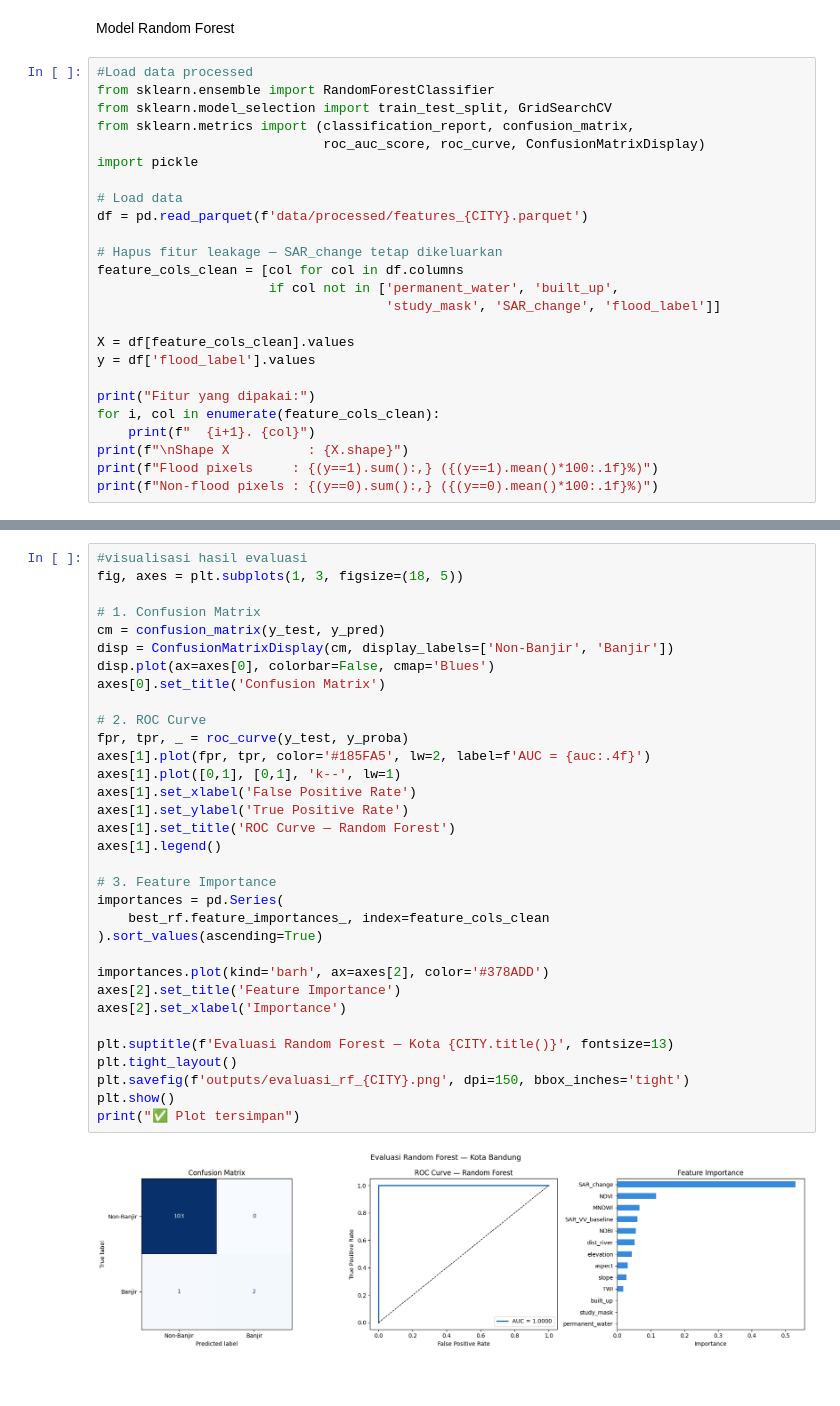
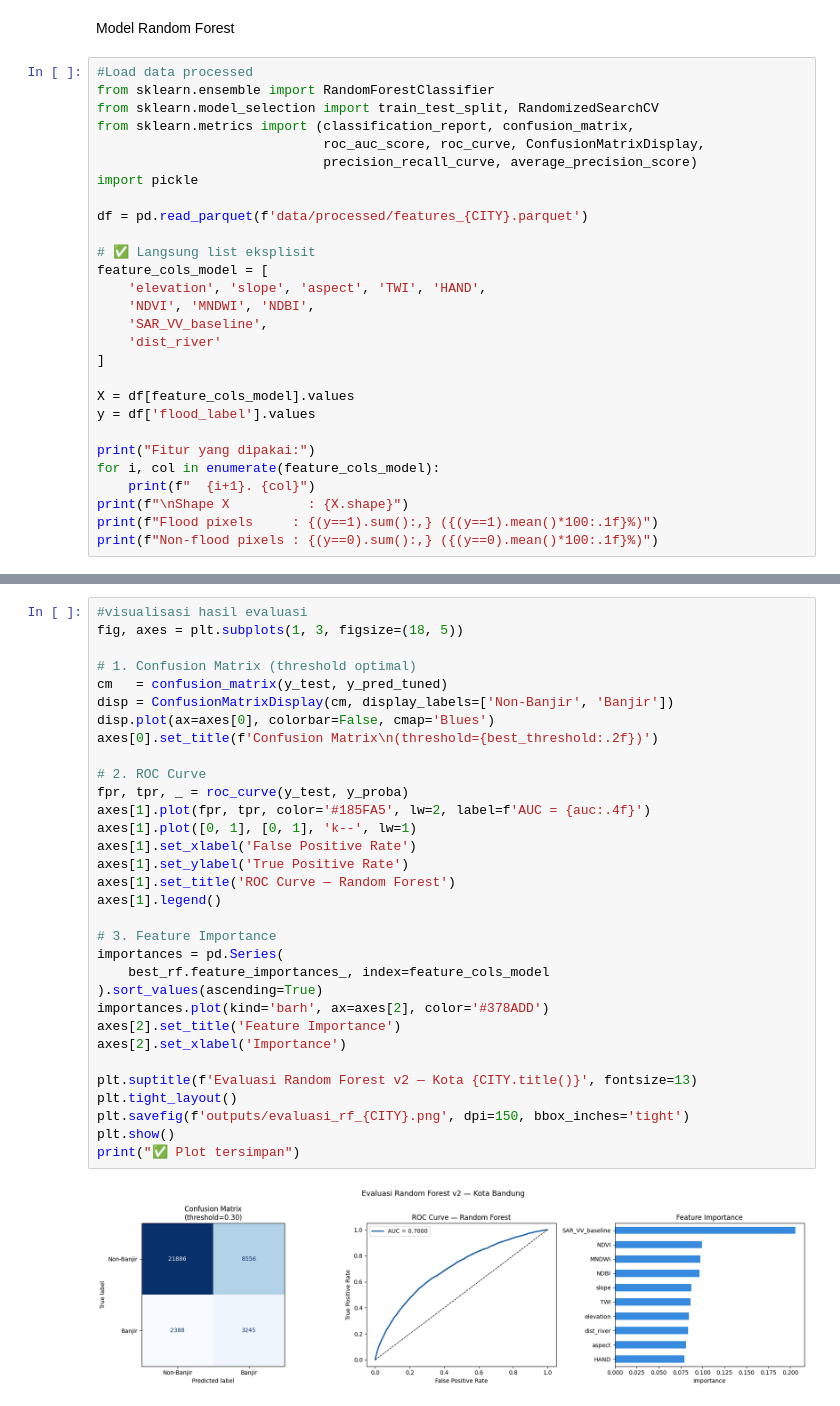
Before and after one commit to La01234/flood-hazard-bandung-bogor, a Jupyter notebook: notebooks/A_bandung_rf.ipynb, the cells around one changed output, grey strips where cells are left out. Drawn from its saved outputs; the diff is of its cells as text; blank space fills up the shorter version.

```diff
--- a/notebooks/A_bandung_rf.ipynb
+++ b/notebooks/A_bandung_rf.ipynb
@@ -254,24 +230,27 @@ Model Random Forest
 # %%
 #Load data processed
 from sklearn.ensemble import RandomForestClassifier
-from sklearn.model_selection import train_test_split, GridSearchCV
+from sklearn.model_selection import train_test_split, RandomizedSearchCV
 from sklearn.metrics import (classification_report, confusion_matrix,
-                             roc_auc_score, roc_curve, ConfusionMatrixDisplay)
+                             roc_auc_score, roc_curve, ConfusionMatrixDisplay,
+                             precision_recall_curve, average_precision_score)
 import pickle
 
-# Load data
 df = pd.read_parquet(f'data/processed/features_{CITY}.parquet')
 
-# Hapus fitur leakage — SAR_change tetap dikeluarkan
-feature_cols_clean = [col for col in df.columns
-                      if col not in ['permanent_water', 'built_up',
-                                     'study_mask', 'SAR_change', 'flood_label']]
+# ✅ Langsung list eksplisit
+feature_cols_model = [
+    'elevation', 'slope', 'aspect', 'TWI', 'HAND',
+    'NDVI', 'MNDWI', 'NDBI',
+    'SAR_VV_baseline',
+    'dist_river'
+]
 
-X = df[feature_cols_clean].values
+X = df[feature_cols_model].values
 y = df['flood_label'].values
 
 print("Fitur yang dipakai:")
-for i, col in enumerate(feature_cols_clean):
+for i, col in enumerate(feature_cols_model):
     print(f"  {i+1}. {col}")
 print(f"\nShape X          : {X.shape}")
 print(f"Flood pixels     : {(y==1).sum():,} ({(y==1).mean()*100:.1f}%)")
@@ -364,36 +405,35 @@ weighted avg       0.81      0.66      0.71     36075
 # %%
 #visualisasi hasil evaluasi
 fig, axes = plt.subplots(1, 3, figsize=(18, 5))
 
-# 1. Confusion Matrix
-cm = confusion_matrix(y_test, y_pred)
+# 1. Confusion Matrix (threshold optimal)
+cm   = confusion_matrix(y_test, y_pred_tuned)
 disp = ConfusionMatrixDisplay(cm, display_labels=['Non-Banjir', 'Banjir'])
 disp.plot(ax=axes[0], colorbar=False, cmap='Blues')
-axes[0].set_title('Confusion Matrix')
+axes[0].set_title(f'Confusion Matrix\n(threshold={best_threshold:.2f})')
 
 # 2. ROC Curve
 fpr, tpr, _ = roc_curve(y_test, y_proba)
 axes[1].plot(fpr, tpr, color='#185FA5', lw=2, label=f'AUC = {auc:.4f}')
-axes[1].plot([0,1], [0,1], 'k--', lw=1)
+axes[1].plot([0, 1], [0, 1], 'k--', lw=1)
 axes[1].set_xlabel('False Positive Rate')
 axes[1].set_ylabel('True Positive Rate')
 axes[1].set_title('ROC Curve — Random Forest')
 axes[1].legend()
 
 # 3. Feature Importance
 importances = pd.Series(
-    best_rf.feature_importances_, index=feature_cols_clean
+    best_rf.feature_importances_, index=feature_cols_model
 ).sort_values(ascending=True)
-
 importances.plot(kind='barh', ax=axes[2], color='#378ADD')
 axes[2].set_title('Feature Importance')
 axes[2].set_xlabel('Importance')
 
-plt.suptitle(f'Evaluasi Random Forest — Kota {CITY.title()}', fontsize=13)
+plt.suptitle(f'Evaluasi Random Forest v2 — Kota {CITY.title()}', fontsize=13)
 plt.tight_layout()
 plt.savefig(f'outputs/evaluasi_rf_{CITY}.png', dpi=150, bbox_inches='tight')
 plt.show()
 print("✅ Plot tersimpan")
 # %% [output]
-[figure, old version]
+[figure, new version]
 ✅ Plot tersimpan
```
Also changed, not shown: parts of 21 cells of this notebook, 8 other files.
